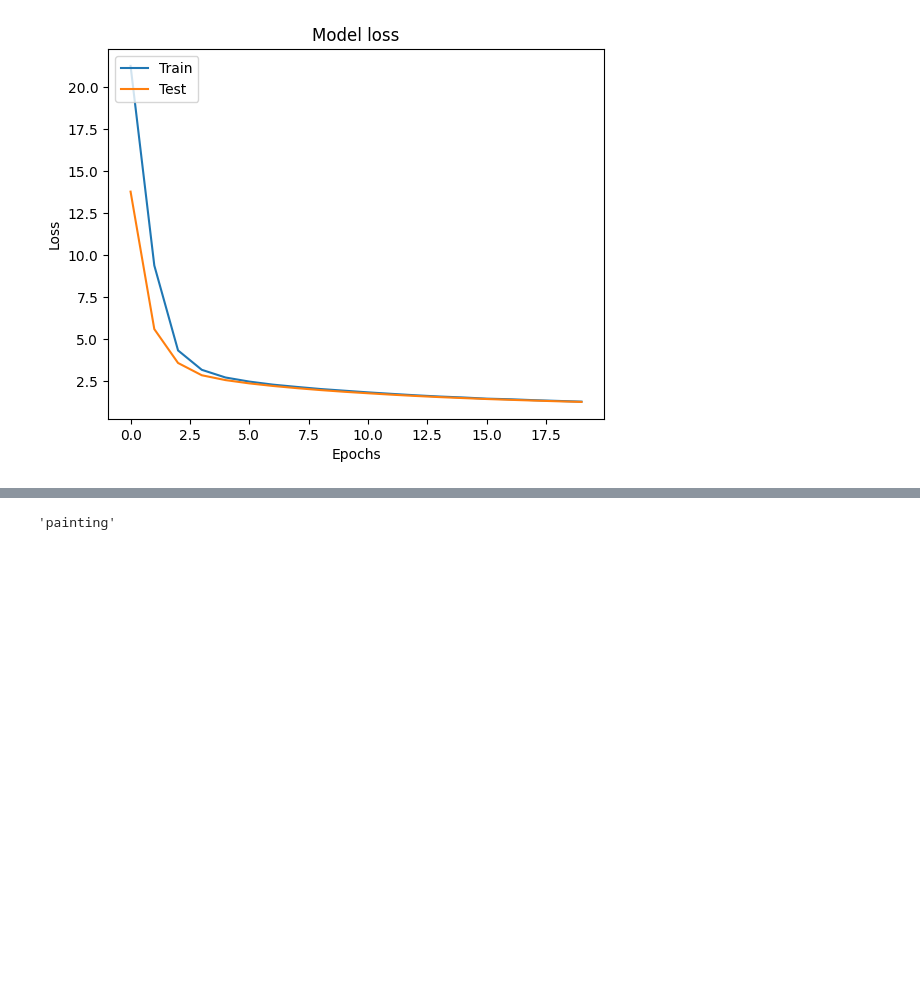
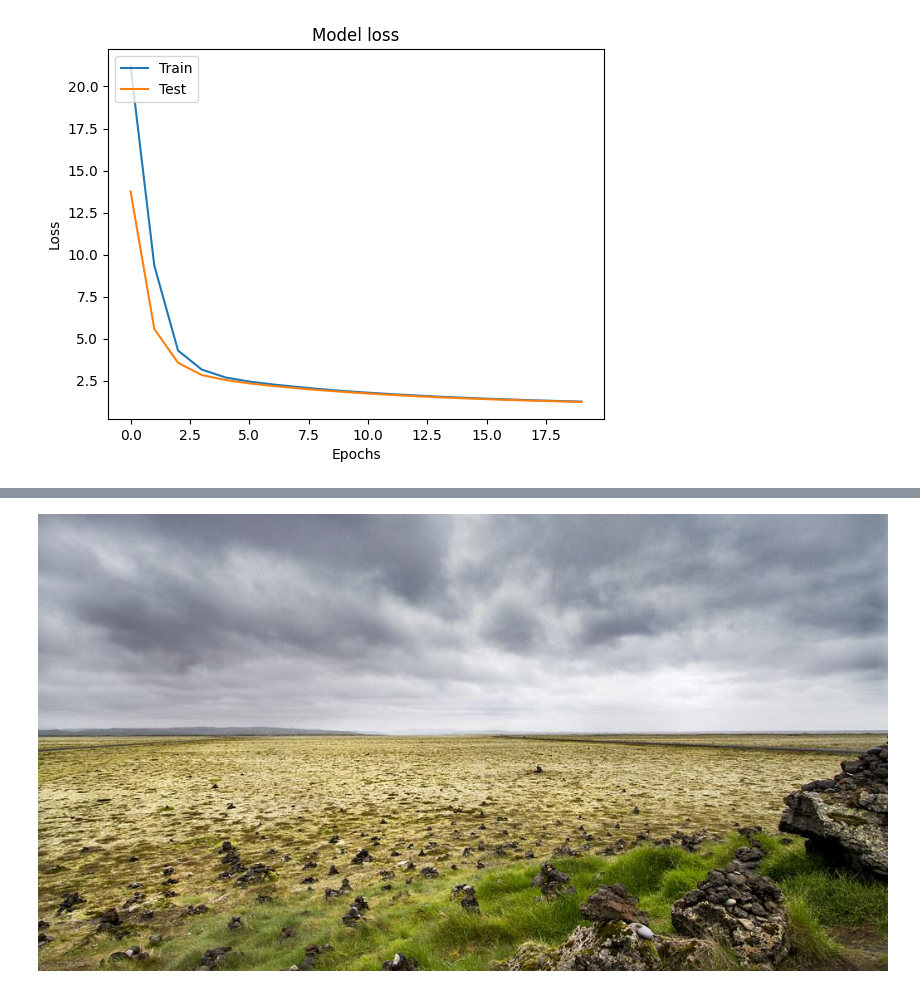
Before and after one commit to myoxote/spis-project, a Jupyter notebook: plorbo.ipynb, the cells around one changed output, grey strips where cells are left out. Saved outputs shown, nothing was run; the diff lists cells and outputs as text; code cells hidden in the pictures; blank space fills up the shorter version.

```diff
--- a/plorbo.ipynb
+++ b/plorbo.ipynb
@@ -199,8 +199,10 @@ plt.show()
 [figure]
 [figure]
 # %%
+from IPython.display import display, Image
+
 #actually run on image
-img = tf.keras.preprocessing.image.load_img('/content/drive/MyDrive/bingus/training/paintings/william-james-glackens_summer-hotel-1909.jpg',target_size=(512,512))
+img = tf.keras.preprocessing.image.load_img('/content/drive/MyDrive/bingus/training/photo/00000000_(6).jpg',target_size=(512,512))
 img_array = tf.keras.preprocessing.image.img_to_array(img)
 img_array = np.array([img_array])
 # print(img_array)
@@ -208,5 +210,10 @@ prediction = model.predict(img_array)
 type_data = np.argmax(prediction, axis = 1)
 print(type_data)
 class_names = ['painting','photo']
-class_names[type_data.item()]
+print(class_names[type_data.item()])
+display(Image(filename='/content/drive/MyDrive/bingus/training/photo/00000000_(6).jpg'))
+
+# /content/drive/MyDrive/bingus/training/paintings/william-james-glackens_summer-hotel-1909.jpg
+# /content/drive/MyDrive/bingus/training/photo/00000000_(6).jpg
+# note that it does not correctly classify the second image
 # %% [output]
@@ -215 +223 @@ class_names[type_data.item()]
-'painting'
+[figure, added]
```
Also changed, not shown: parts of 4 cells of this notebook.
